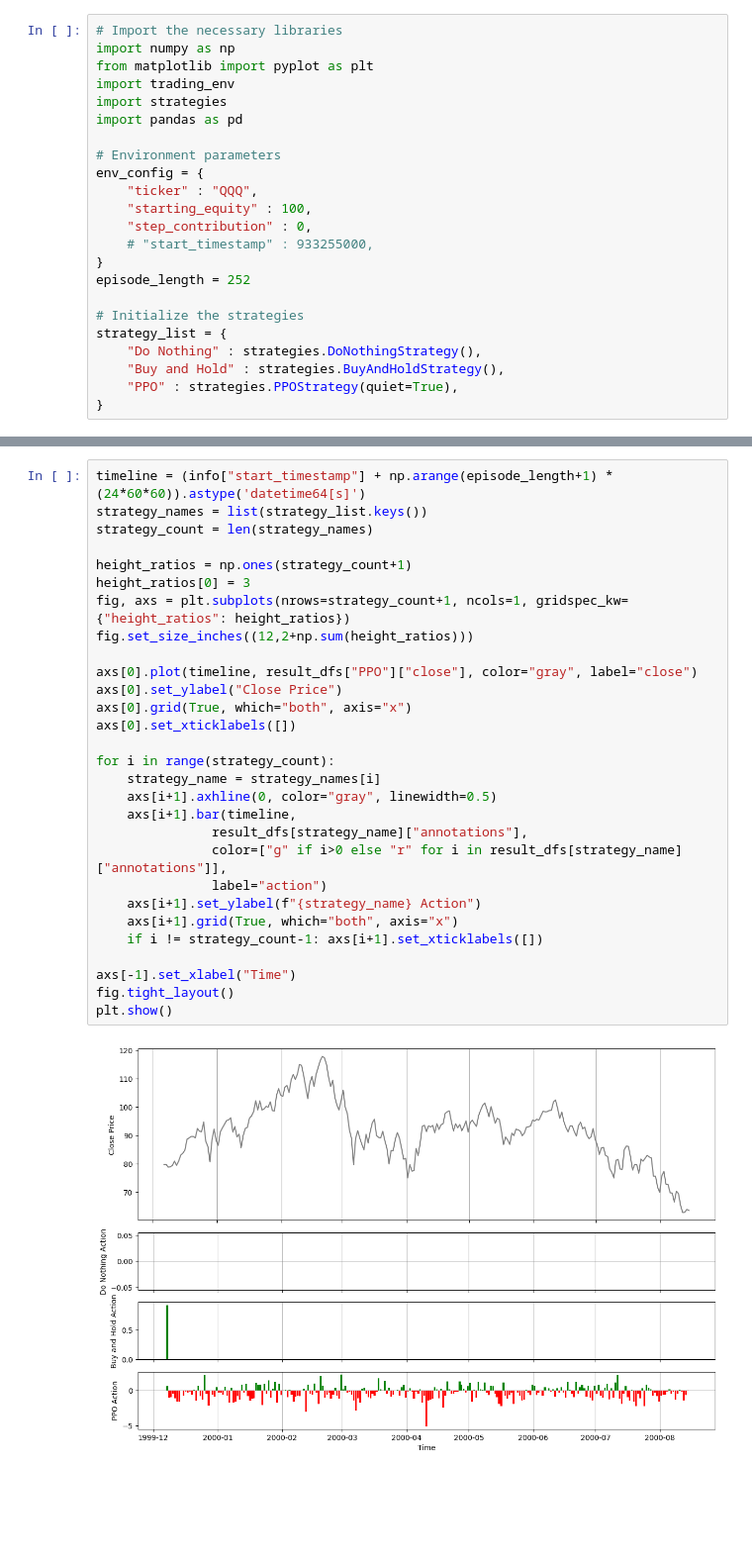
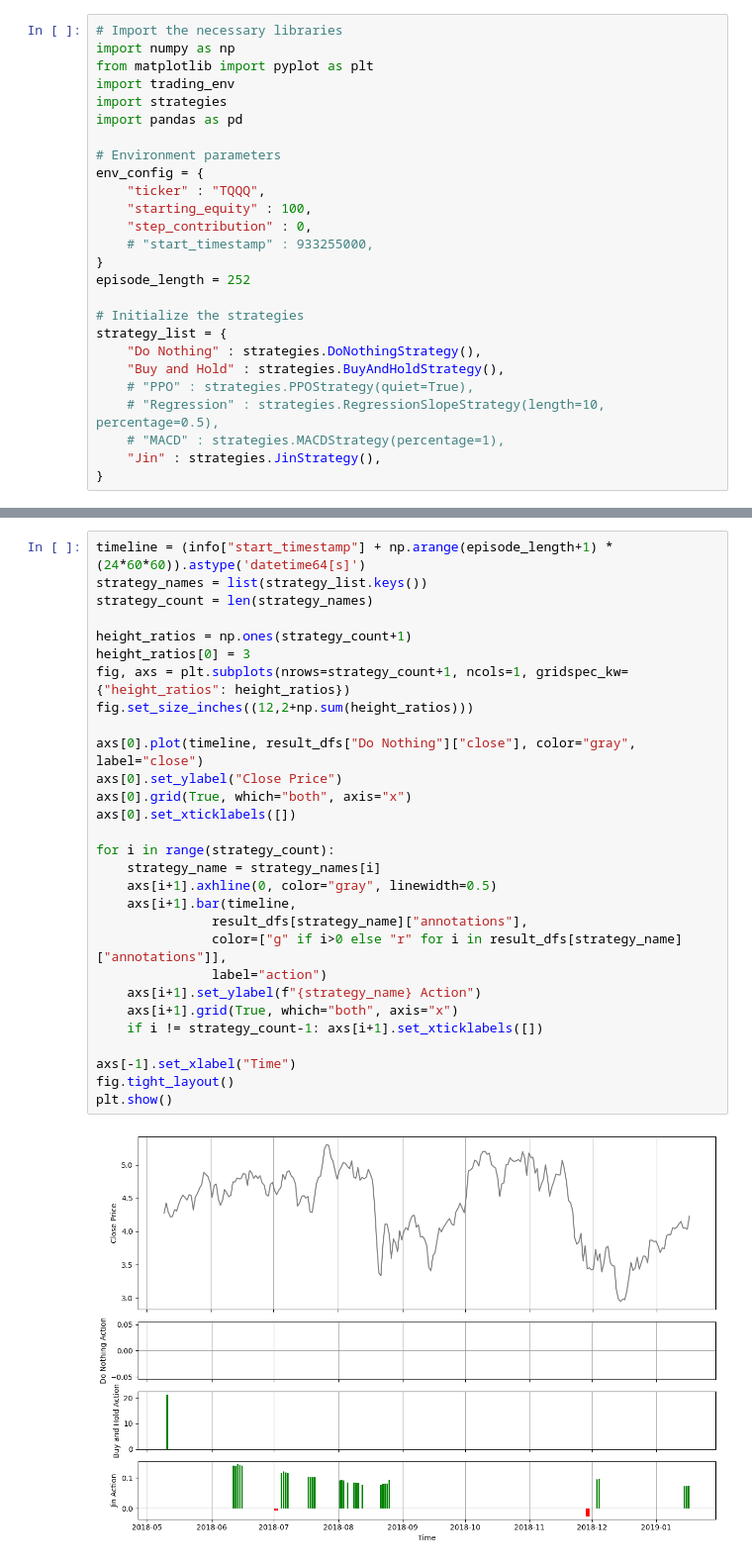
Before and after one commit to dabslee/Trading, a Jupyter notebook: ML_strategy/strategy_display.ipynb, the cells around one changed output, grey strips where cells are left out. Shown at 99% size. Drawn from its saved outputs; the diff is of its cells as text; blank space fills up the shorter version.

Commit message:
Created strategy correlator plotter, added Jin strategy

```diff
--- a/ML_strategy/strategy_display.ipynb
+++ b/ML_strategy/strategy_display.ipynb
@@ -8,7 +8,7 @@ import pandas as pd
 
 # Environment parameters
 env_config = {
-    "ticker" : "QQQ",
+    "ticker" : "TQQQ",
     "starting_equity" : 100,
     "step_contribution" : 0,
     # "start_timestamp" : 933255000,
@@ -19,7 +19,10 @@ episode_length = 252
 strategy_list = {
     "Do Nothing" : strategies.DoNothingStrategy(),
     "Buy and Hold" : strategies.BuyAndHoldStrategy(),
-    "PPO" : strategies.PPOStrategy(quiet=True),
+    # "PPO" : strategies.PPOStrategy(quiet=True),
+    # "Regression" : strategies.RegressionSlopeStrategy(length=10, percentage=0.5),
+    # "MACD" : strategies.MACDStrategy(percentage=1),
+    "Jin" : strategies.JinStrategy(),
 }
 # %%
 result_dfs = {}
@@ -61,34 +60,34 @@ strategy PPO
 # %%
 timeline = (info["start_timestamp"] + np.arange(episode_length+1) * (24*60*60)).astype('datetime64[s]')
 strategy_names = list(strategy_list.keys())
 strategy_count = len(strategy_names)
 
 height_ratios = np.ones(strategy_count+1)
 height_ratios[0] = 3
 fig, axs = plt.subplots(nrows=strategy_count+1, ncols=1, gridspec_kw={"height_ratios": height_ratios})
 fig.set_size_inches((12,2+np.sum(height_ratios)))
 
-axs[0].plot(timeline, result_dfs["PPO"]["close"], color="gray", label="close")
+axs[0].plot(timeline, result_dfs["Do Nothing"]["close"], color="gray", label="close")
 axs[0].set_ylabel("Close Price")
 axs[0].grid(True, which="both", axis="x")
 axs[0].set_xticklabels([])
 
 for i in range(strategy_count):
     strategy_name = strategy_names[i]
     axs[i+1].axhline(0, color="gray", linewidth=0.5)
     axs[i+1].bar(timeline,
                result_dfs[strategy_name]["annotations"],
                color=["g" if i>0 else "r" for i in result_dfs[strategy_name]["annotations"]],
                label="action")
     axs[i+1].set_ylabel(f"{strategy_name} Action")
     axs[i+1].grid(True, which="both", axis="x")
     if i != strategy_count-1: axs[i+1].set_xticklabels([])
 
 axs[-1].set_xlabel("Time")
 fig.tight_layout()
 plt.show()
 # %% [output]
-[figure, old version]
+[figure, new version]
 # %%
 from PIL import ImageColor
 
```
Also changed, not shown: parts of 3 cells of this notebook, 4 other files.
